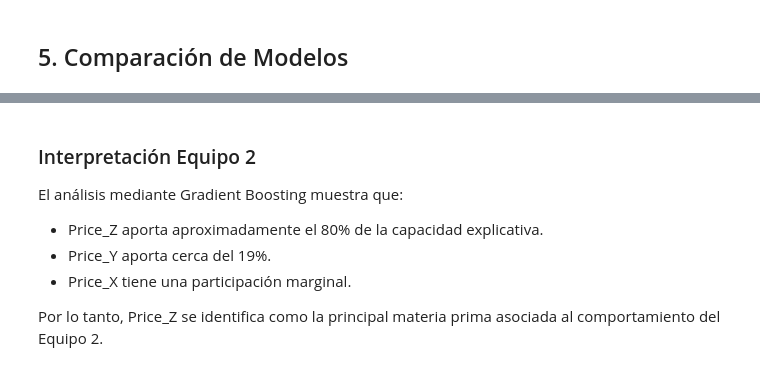
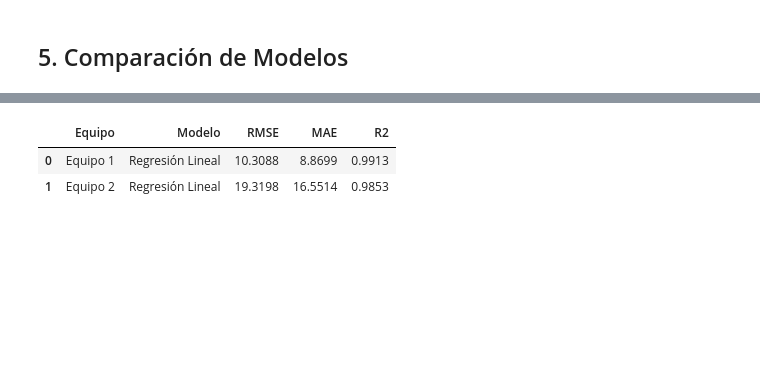
Before and after one commit to mariajose-erazo/dataknow-costos-operativos, a Jupyter notebook: notebooks/02_modelado_predictivo.ipynb, the cells around one changed output, grey strips where cells are left out. Drawn from its saved outputs; the diff is of its cells as text; code cells hidden in the pictures; blank space fills up the shorter version.

```diff
--- a/notebooks/02_modelado_predictivo.ipynb
+++ b/notebooks/02_modelado_predictivo.ipynb
@@ -347,10 +239,40 @@ importance_equipo2
-# %% [markdown]
-### Interpretación Equipo 2
-
-El análisis mediante Gradient Boosting muestra que:
-
-- Price_Z aporta aproximadamente el 80% de la capacidad explicativa.
-- Price_Y aporta cerca del 19%.
-- Price_X tiene una participación marginal.
-
-Por lo tanto, Price_Z se identifica como la principal materia prima asociada al comportamiento del Equipo 2.
+# %%
+# =====================================================
+# COMPARACIÓN DE MODELOS FINALES
+# =====================================================
+#
+# Objetivo:
+# Comparar el desempeño de los modelos seleccionados
+# para cada equipo.
+#
+# Se utilizan las métricas:
+# - RMSE
+# - MAE
+# - R²
+#
+# Los modelos seleccionados serán utilizados en la
+# fase de forecasting.
+# =====================================================
+
+comparacion_modelos = pd.DataFrame([
+    {
+        "Equipo": "Equipo 1",
+        "Modelo": "Regresión Lineal",
+        "RMSE": metricas_equipo1["RMSE"],
+        "MAE": metricas_equipo1["MAE"],
+        "R2": metricas_equipo1["R2"]
+    },
+    {
+        "Equipo": "Equipo 2",
+        "Modelo": "Regresión Lineal",
+        "RMSE": metricas_equipo2["RMSE"],
+        "MAE": metricas_equipo2["MAE"],
+        "R2": metricas_equipo2["R2"]
+    }
+])
+
+display(comparacion_modelos)
+# %% [output]
+|  | Equipo | Modelo | RMSE | MAE | R2 |
+| 0 | Equipo 1 | Regresión Lineal | 10.3088 | 8.8699 | 0.9913 |
+| 1 | Equipo 2 | Regresión Lineal | 19.3198 | 16.5514 | 0.9853 |
```
Also changed, not shown: parts of 19 cells of this notebook, 1 other file.
